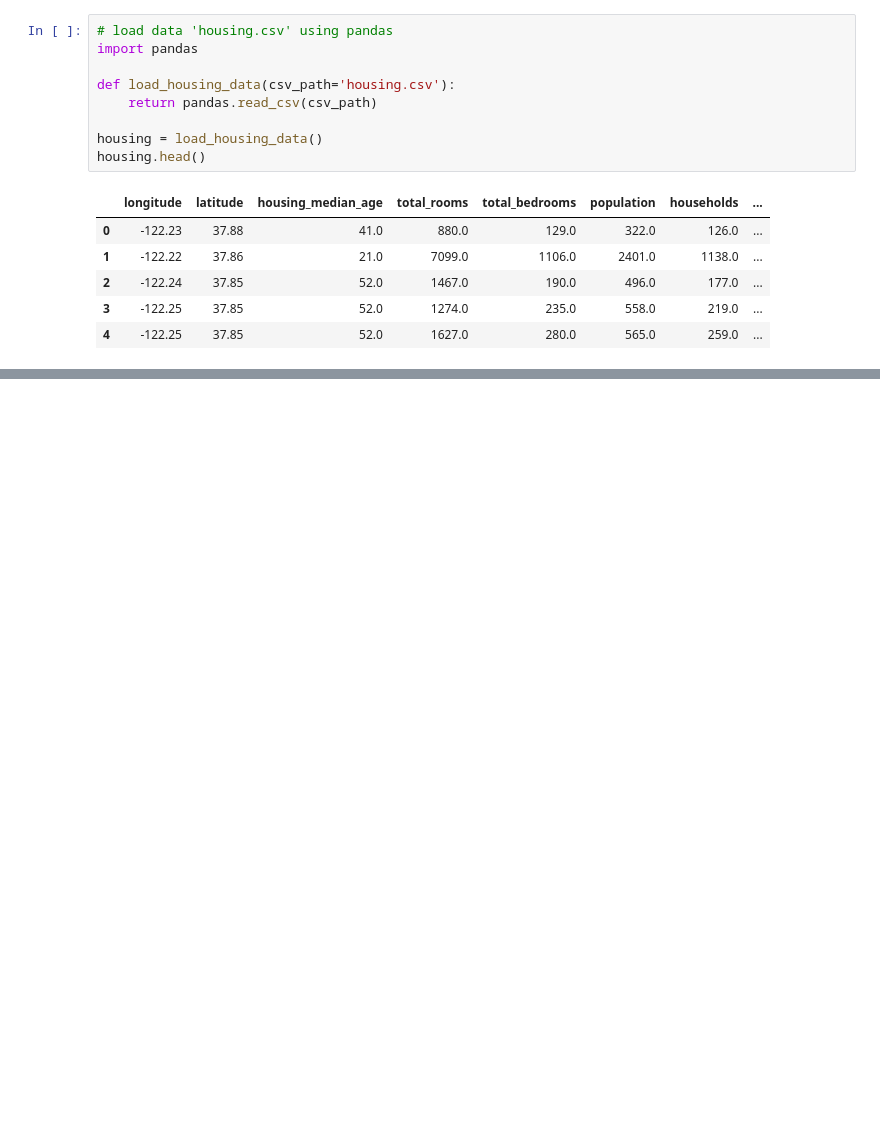
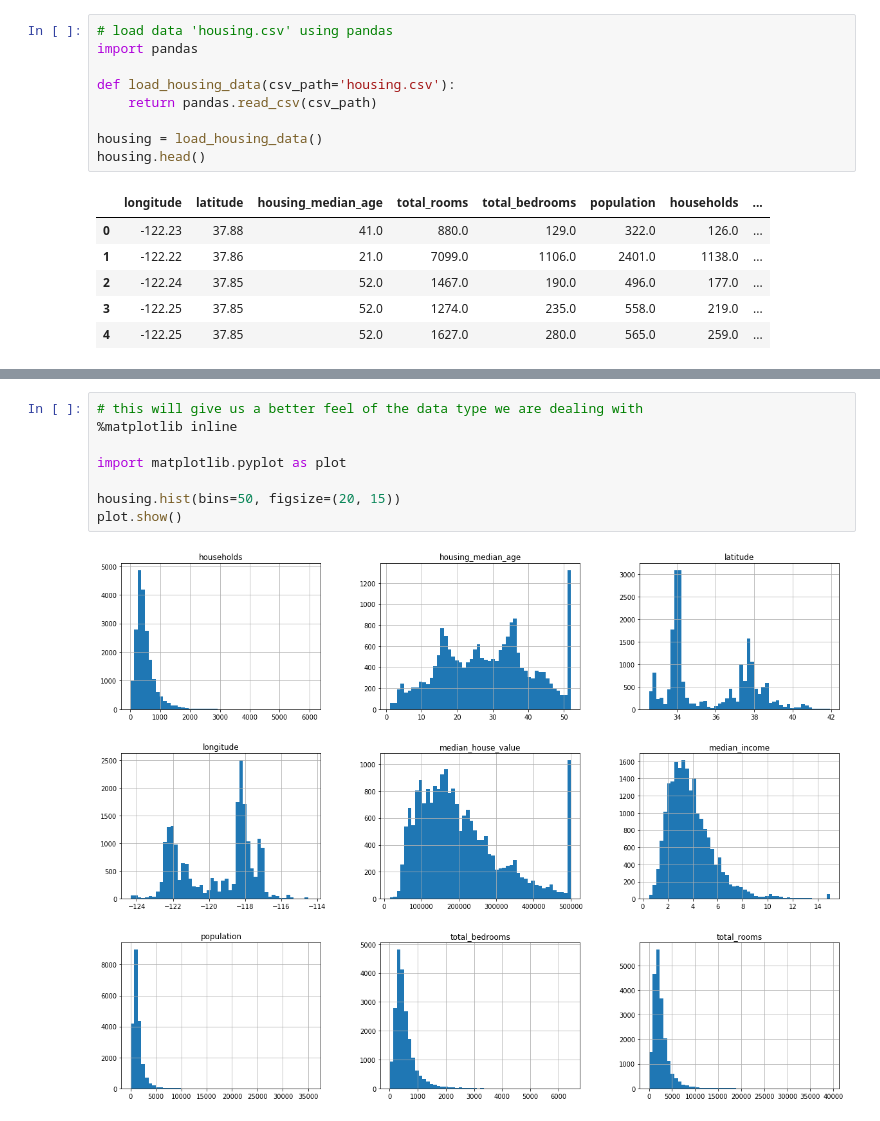
Before and after one commit to leventarican/ai, a Jupyter notebook: Untitled.ipynb, the cells around one changed output, grey strips where cells are left out. Saved outputs shown, nothing was run; the diff lists cells and outputs as text; blank space fills up the shorter version.

Commit message:
get a better understanding of the data set; next step is create test data

```diff
--- a/Untitled.ipynb
+++ b/Untitled.ipynb
@@ -20,0 +63,10 @@ housing.head()
+# %%
+# this will give us a better feel of the data type we are dealing with
+%matplotlib inline
+
+import matplotlib.pyplot as plot
+
+housing.hist(bins=50, figsize=(20, 15))
+plot.show()
+# %% [output]
+[figure, added]
```
Also changed, not shown: parts of 3 cells of this notebook, 1 other file.
